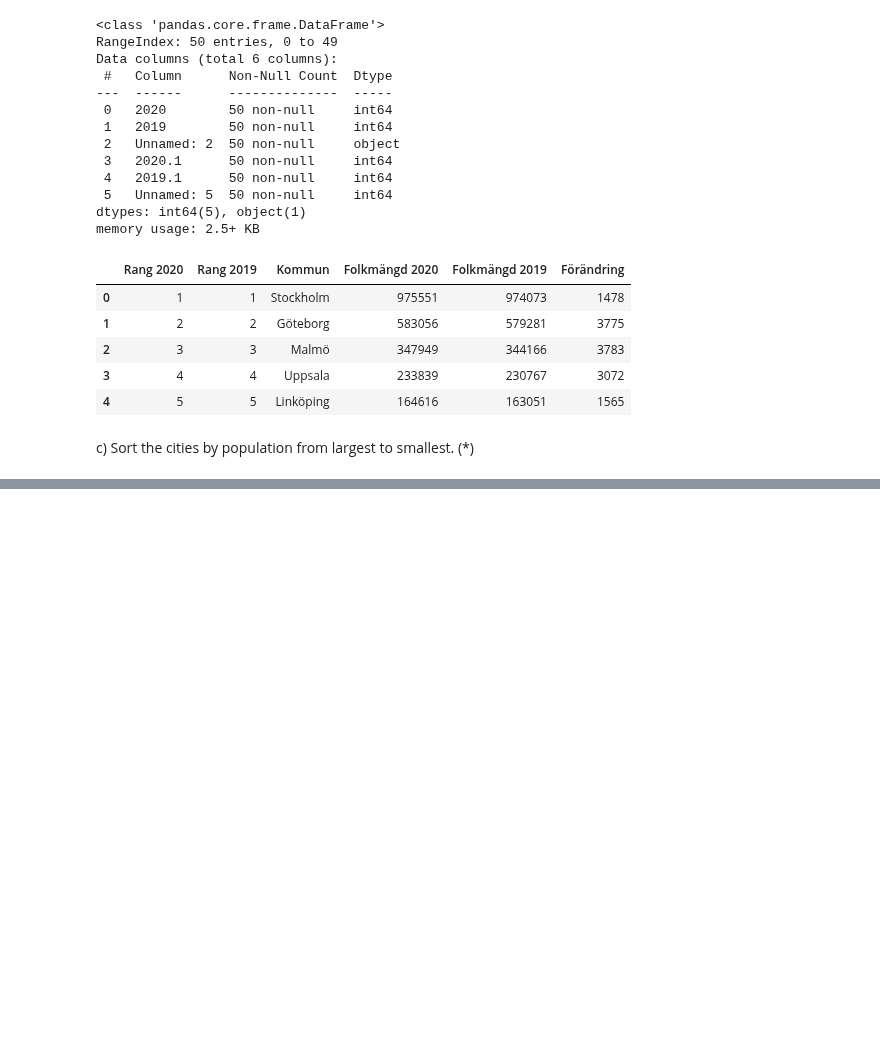
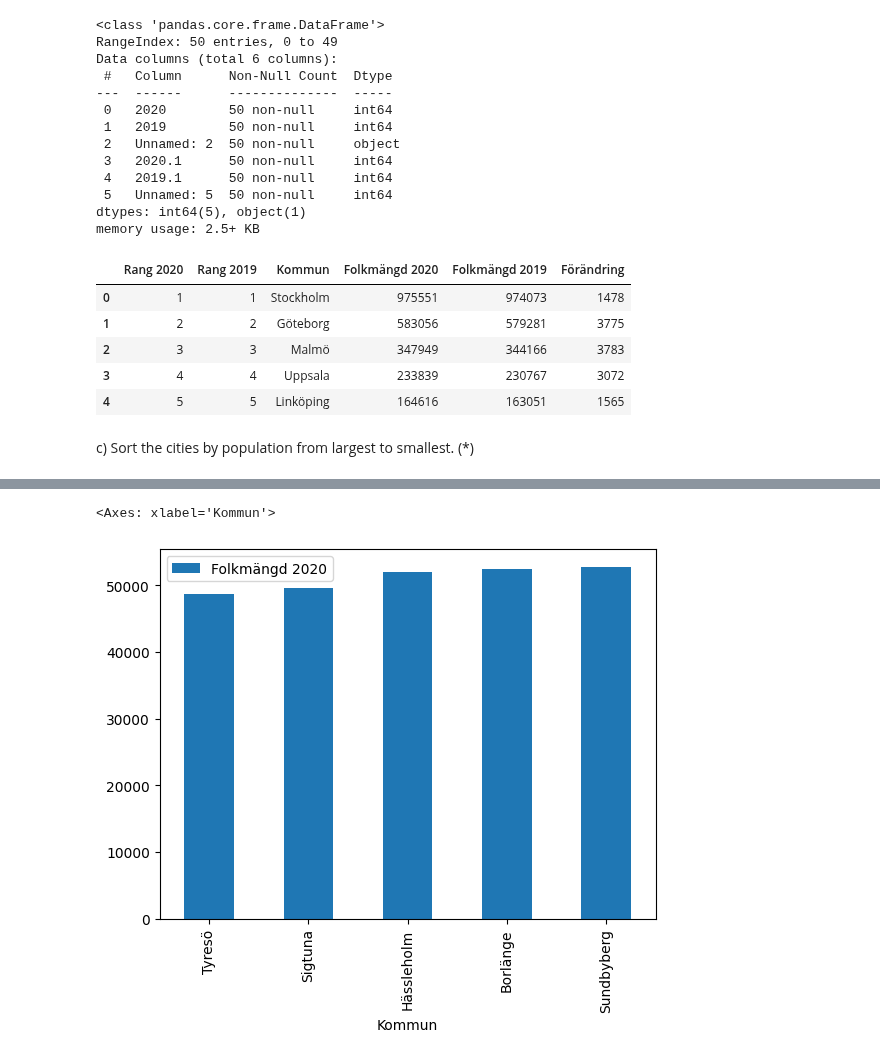
Before and after one commit to Zandri2k/Python-Sandra-Nilsson-OPA23, a Jupyter notebook: exercise/Python_exercises.ipynb, the cells around one changed output, grey strips where cells are left out. Drawn from its saved outputs; the diff is of its cells as text; code cells hidden in the pictures; blank space fills up the shorter version.

```diff
--- a/exercise/Python_exercises.ipynb
+++ b/exercise/Python_exercises.ipynb
@@ -494,0 +497,4 @@ Name: Folkmängd 2020, dtype: int64
+# %%
+
+df_5_smallest = df_1[["Kommun", "Folkmängd 2020"]].sort_values(by="Folkmängd 2020", ascending=True).iloc[:5]
+df_5_smallest
@@ -494,0 +560,5 @@ Name: Folkmängd 2020, dtype: int64
+# %%
+df_5_smallest.head(10).plot(kind="bar", x = "Kommun", y = "Folkmängd 2020") # visar de 10 störta utsläpparna
+# %% [output]
+<Axes: xlabel='Kommun'>
+[figure, added]
```
Also changed, not shown: parts of 8 cells of this notebook.
